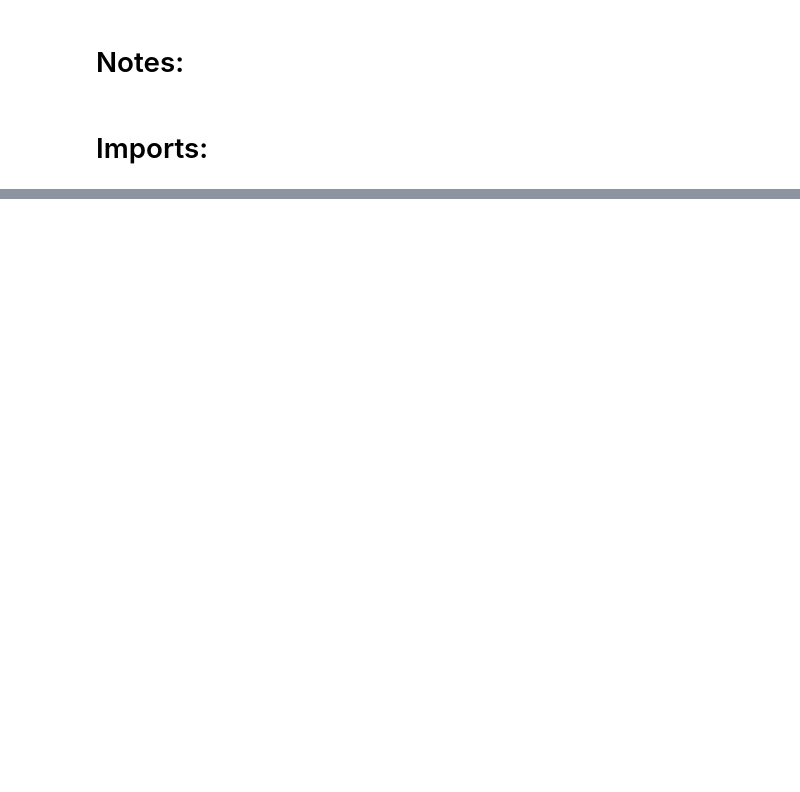
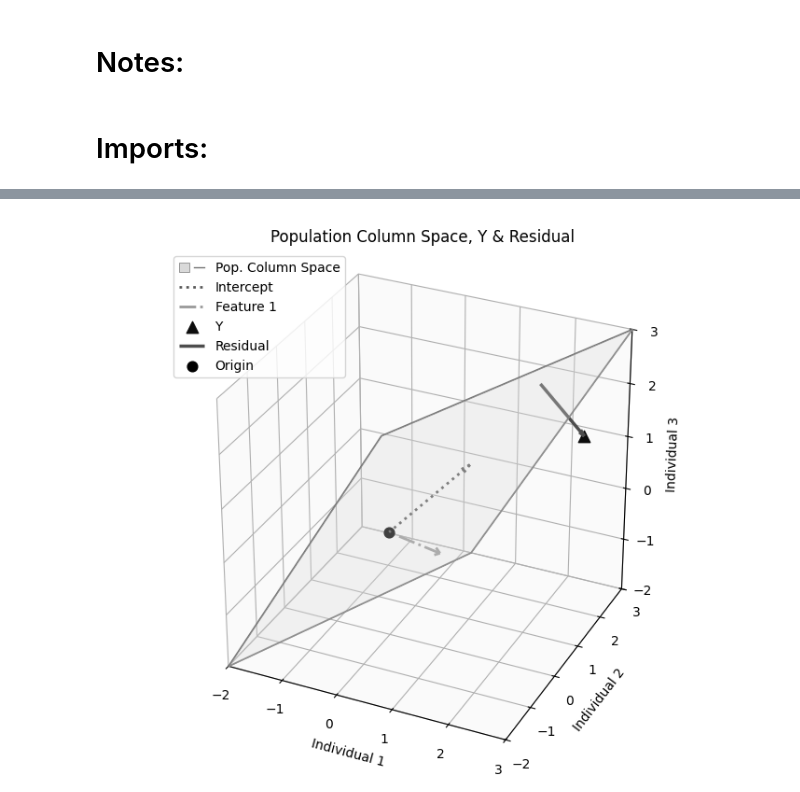
Before and after one commit to homage-to-the-square/exact-error-attributions, a Jupyter notebook: Graphs for Misc Examples/Cosine_Similarity.ipynb, the cells around one changed output, grey strips where cells are left out. Cells and saved outputs as stored; diff of their text form; code cells hidden in the pictures; blank space fills up the shorter version.

```diff
--- a/Graphs for Misc Examples/Cosine_Similarity.ipynb
+++ b/Graphs for Misc Examples/Cosine_Similarity.ipynb
@@ -43,0 +236,3 @@ v5[1] = 0
+# %%
+X0_name = 'Intercept'
+X1_name = 'Feature 1'
@@ -240 +243,92 @@ Residual · v2 = 0.000000 (should be ~0)
+# %%
+import numpy as np
+import matplotlib.pyplot as plt
+from mpl_toolkits.mplot3d.art3d import Poly3DCollection
+from matplotlib.patches import Patch
+from matplotlib.lines import Line2D
+
+# --- Geometry specific to this plot (unchanged) ---
+pop_n, pop_o   = plane_params_from_vectors(v1, v2, origin)
+pop_poly       = intersection_with_box(pop_n, pop_o, xlim, ylim, zlim)
+pop_axes_pts   = plane_axis_intersections(pop_n, pop_o, xlim, ylim, zlim)
+proj_Y         = project_point_to_plane(v3, pop_n, origin)
+residual       = v3 - proj_Y
+
+# --- Plot ---
+fig = plt.figure(figsize=(7, 6))
+ax  = fig.add_subplot(111, projection='3d')
+
+# Population plane (light grey face, thin edge)
+pop_plane_poly = Poly3DCollection([pop_poly],
+                     facecolors='0.85',
+                     edgecolor='0.55',
+                     linewidths=0.6,
+                     alpha=0.30)
+ax.add_collection3d(pop_plane_poly)
+poly = np.vstack([pop_poly, pop_poly[0]])
+ax.plot(poly[:,0], poly[:,1], poly[:,2],
+        color='0.45', lw=1)              # << thinner outline, solid
+
+# Axes intersections (dashed black)
+for p in pop_axes_pts:
+    ax.plot([0, p[0]], [0, p[1]], [0, p[2]],
+            linestyle='--', color='0.20', lw=2)
+
+# Basis vectors
+ax.quiver(*origin, *v1, color='0.35', linestyle=':',  lw=2,
+          arrow_length_ratio=.1, label=X0_name)
+ax.quiver(*origin, *v2, color='0.60', linestyle='-.', lw=2,
+          arrow_length_ratio=.1, label=X1_name)
+
+# Y point – black triangle
+ax.scatter(*v3, color='0.05', s=80, marker='^', label='Y')
+
+# Residual vector – dark grey (now visually clearer)
+ax.quiver(*proj_Y, *residual, color='0.30', lw=2.5,
+          arrow_length_ratio=.1, label='Residual')
+
+# Origin – black circle
+ax.scatter(*origin, color='0.00', s=60, marker='o', label='Origin')
+
+ax.view_init(elev=elev, azim=azim)
+for a in 'xyz':
+    getattr(ax, f'set_{a}label')(f'Individual {["x","y","z"].index(a)+1}')
+ax.set_xlim(xlim); ax.set_ylim(ylim); ax.set_zlim(zlim)
+ax.set_box_aspect([1,1,1])
+
+# --- Custom legend handle for Population Plane ---
+pop_plane_patch = Patch(
+    facecolor='0.85',
+    edgecolor='0.55',
+    linewidth=0.6
+)
+pop_plane_outline = Line2D([0], [0],
+    color='0.45', lw=1, linestyle='-'
+)
+pop_plane_handle = (pop_plane_patch, pop_plane_outline)
+
+# Gather other legend items
+handles, labels = ax.get_legend_handles_labels()
+custom_handles = [pop_plane_handle]
+custom_labels = ['Pop. Column Space']
+
+# Add remaining handles (avoid duplicates)
+for h, l in zip(handles, labels):
+    if l not in custom_labels:
+        custom_handles.append(h)
+        custom_labels.append(l)
+
+from matplotlib.legend_handler import HandlerTuple
+ax.legend(custom_handles, custom_labels, handler_map={tuple: HandlerTuple(ndivide=None)})
+
+ax.xaxis.set_pane_color((bkgrd_color, bkgrd_color, bkgrd_color, 1.0))
+ax.yaxis.set_pane_color((bkgrd_color, bkgrd_color, bkgrd_color, 1.0))
+ax.zaxis.set_pane_color((bkgrd_color, bkgrd_color, bkgrd_color, 1.0))
+
+ax.set_title('Population Column Space, Y & Residual')
+plt.tight_layout()
+plt.show()
+plt.savefig('cosine_similarity_1', dpi=600)
+# %% [output]
+[figure, added]
 # %% [markdown]
```
Also changed, not shown: parts of 28 cells of this notebook, 38 other files.
